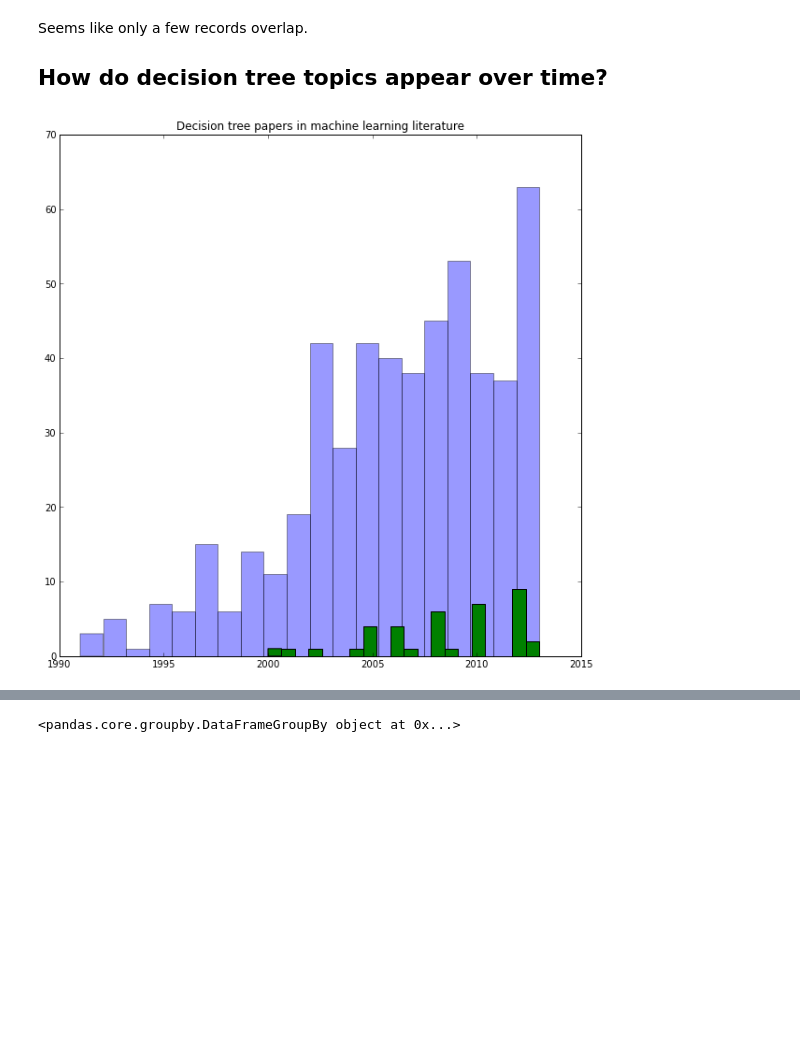
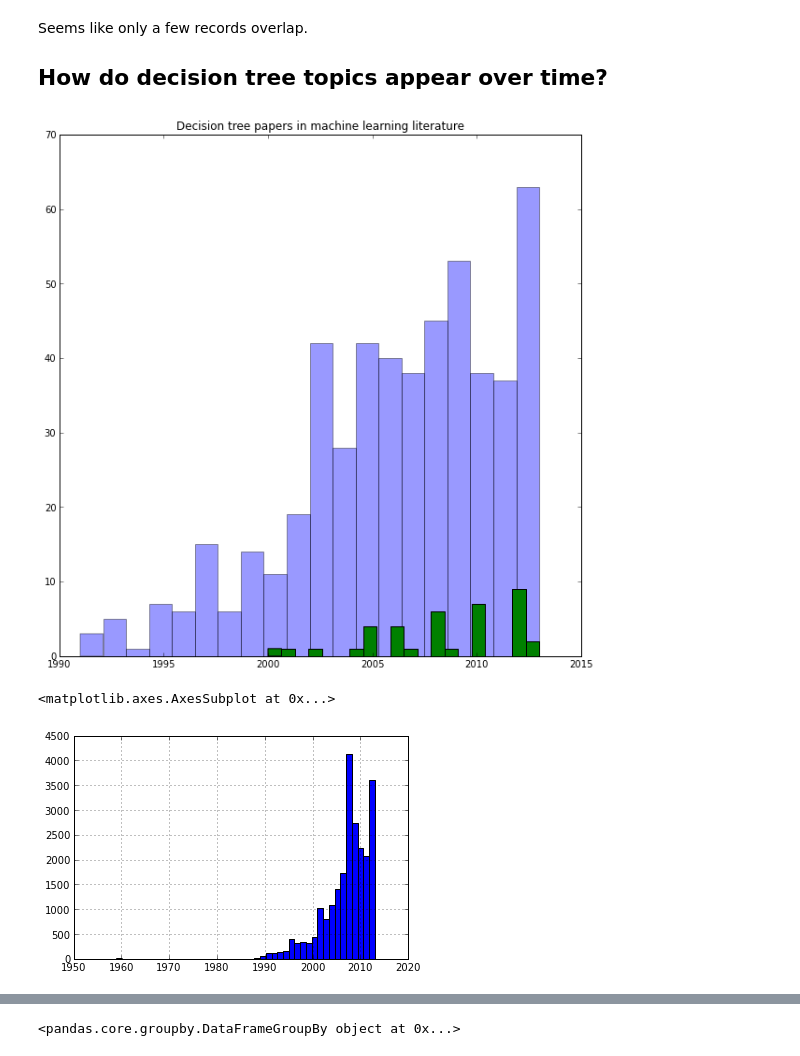
Before and after one commit to datapractice/machinelearners, a Jupyter notebook: ml_lit/svm_nn_dt_movement.ipynb, the cells around one changed output, grey strips where cells are left out. Drawn from its saved outputs; the diff is of its cells as text; code cells hidden in the pictures; blank space fills up the shorter version.

```diff
--- a/ml_lit/svm_nn_dt_movement.ipynb
+++ b/ml_lit/svm_nn_dt_movement.ipynb
@@ -65,8 +62,11 @@ Seems like only a few records overlap.
 # %%
 fig=plt.figure(figsize=(10,10))
 plt.hist(dt.PY, bins=20, alpha=0.4)
 plt.hist(cart.PY, bins=20)
 plt.title('Decision tree papers in machine learning literature')
 plt.show()
+df.PY.hist(bins=len(df.PY.unique()))
 # %% [output]
 [figure]
+<matplotlib.axes.AxesSubplot at 0x...>
+[figure, added]
```
Also changed, not shown: parts of 11 cells of this notebook, 11 other files.
